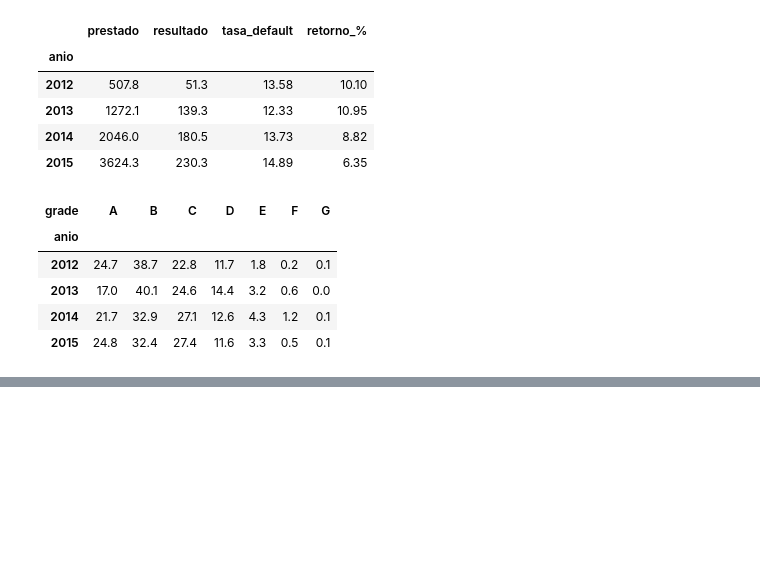
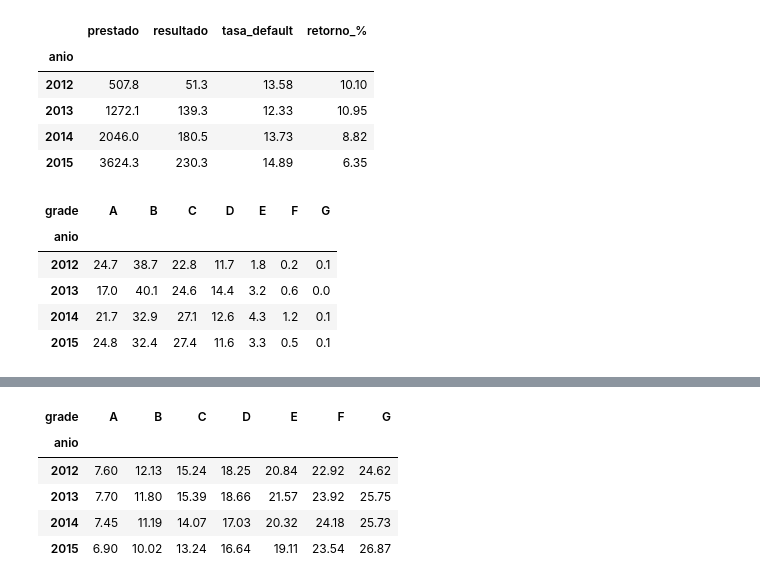
Before and after one commit to gonzalezdante78data/riesgo-crediticio-lending-club, a Jupyter notebook: notebooks/03_rentabilidad.ipynb, the cells around one changed output, grey strips where cells are left out. Drawn from its saved outputs; the diff is of its cells as text; code cells hidden in the pictures; blank space fills up the shorter version.

```diff
--- a/notebooks/03_rentabilidad.ipynb
+++ b/notebooks/03_rentabilidad.ipynb
@@ -110,0 +121,10 @@ mezcla
+# %%
+tasa_grade_anio = df.pivot_table(index="anio", columns="grade", values="int_rate", aggfunc="mean").round(2)
+tasa_grade_anio
+# %% [output]
+| grade | A | B | C | D | E | F | G |
+| anio |  |  |  |  |  |  |  |
+| 2012 | 7.60 | 12.13 | 15.24 | 18.25 | 20.84 | 22.92 | 24.62 |
+| 2013 | 7.70 | 11.80 | 15.39 | 18.66 | 21.57 | 23.92 | 25.75 |
+| 2014 | 7.45 | 11.19 | 14.07 | 17.03 | 20.32 | 24.18 | 25.73 |
+| 2015 | 6.90 | 10.02 | 13.24 | 16.64 | 19.11 | 23.54 | 26.87 |
```
Also changed, not shown: parts of 5 cells of this notebook.
